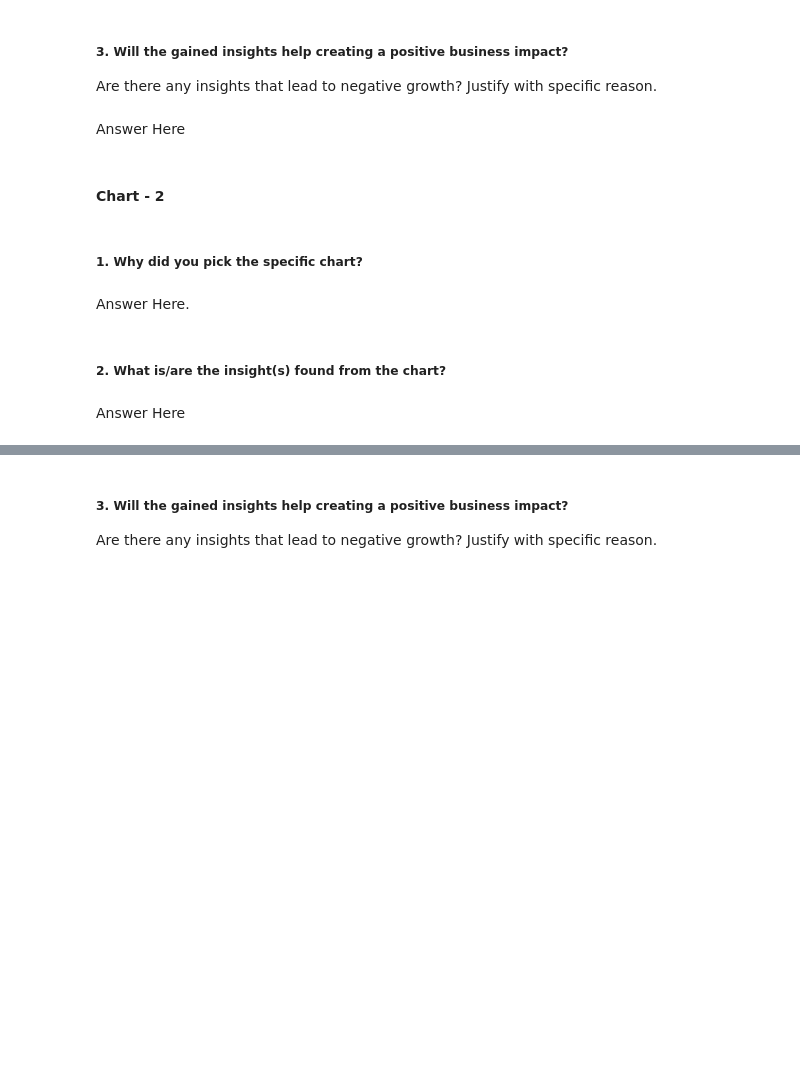
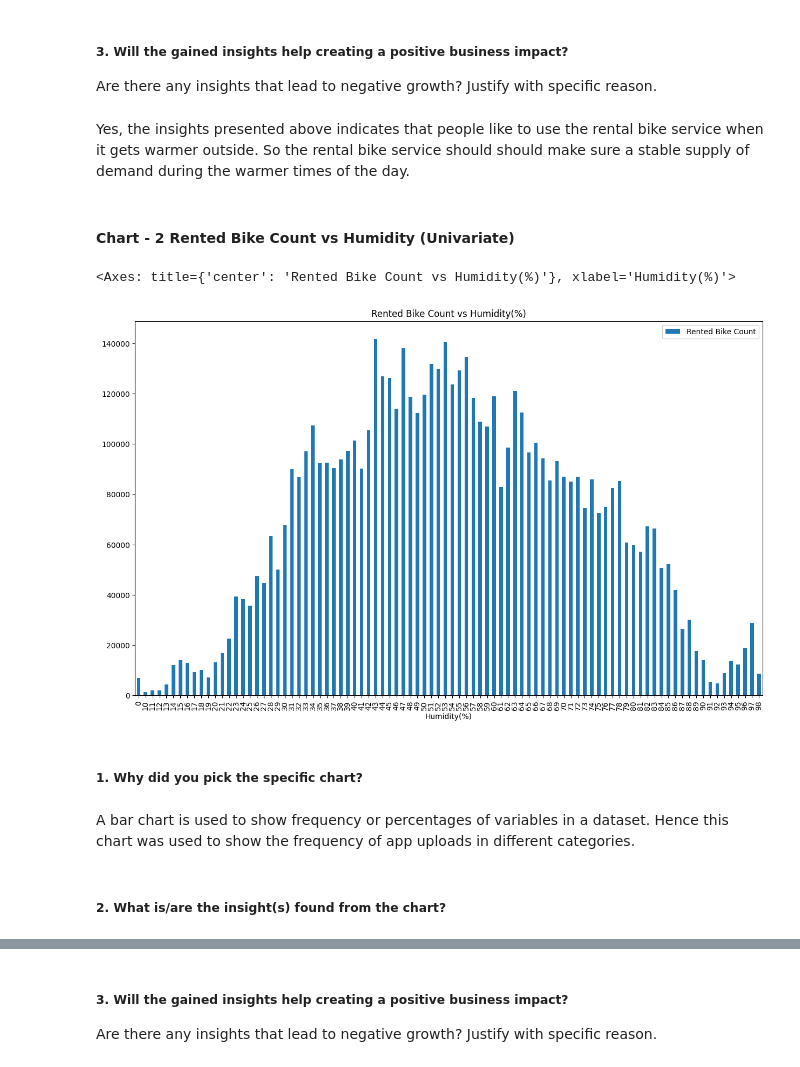
Before and after one commit to RayedShamim/Regression-Capstone-Seoul-Bike-Sharing-Capstone-Project, a Jupyter notebook: Capstone_Bike_Sharing_Demand_Prediction_ML_Submission.ipynb, the cells around one changed output, grey strips where cells are left out. Drawn from its saved outputs; the diff is of its cells as text; code cells hidden in the pictures; blank space fills up the shorter version.

```diff
--- a/Capstone_Bike_Sharing_Demand_Prediction_ML_Submission.ipynb
+++ b/Capstone_Bike_Sharing_Demand_Prediction_ML_Submission.ipynb
@@ -144,0 +354,5 @@ Answer Here
+# %%
+warnings.filterwarnings('ignore')
+mod_df = df[df['Functioning Day'] == 'Yes']
+
+print(f'\n{df.shape[0] - mod_df.shape[0]} rows with NO functioning were removed.')
@@ -145,2 +361,4 @@ Answer Here
+# %%
+mod_df['Date'] = mod_df['Date'].apply(lambda x: datetime.strptime(x,'%d/%m/%Y'))
 # %% [markdown]
 ### What all manipulations have you done and insights you found?
@@ -163,7 +413,7 @@ Answer Here
 # %% [markdown]
 ##### 3. Will the gained insights help creating a positive business impact?
 Are there any insights that lead to negative growth? Justify with specific reason.
-# %% [markdown]
-Answer Here
+# %% [markdown]
+Yes, the insights presented above indicates that people like to use the rental bike service when it gets warmer outside. So the rental bike service should should make sure a stable supply of demand during the warmer times of the day.
 # %% [markdown]
-#### Chart - 2
+#### Chart - 2 Rented Bike Count vs Humidity (Univariate)
@@ -172,8 +420,15 @@ Answer Here
+# %%
+# Chart - 2 finding the sum of all the rented bikes based on humidity(%)
+
+mod_df.groupby('Humidity(%)').agg({'Rented Bike Count':'sum'}).plot(kind='bar',
+                                                                    figsize=(15,9),
+                                                                    title='Rented Bike Count vs Humidity(%)')
+# %% [output]
+<Axes: title={'center': 'Rented Bike Count vs Humidity(%)'}, xlabel='Humidity(%)'>
+[figure, added]
 # %% [markdown]
 ##### 1. Why did you pick the specific chart?
-# %% [markdown]
-Answer Here.
+# %% [markdown]
+A bar chart is used to show frequency or percentages of variables in a dataset. Hence this chart was used to show the frequency of app uploads in different categories.
 # %% [markdown]
 ##### 2. What is/are the insight(s) found from the chart?
-# %% [markdown]
-Answer Here
```
Also changed, not shown: parts of 61 cells of this notebook.
